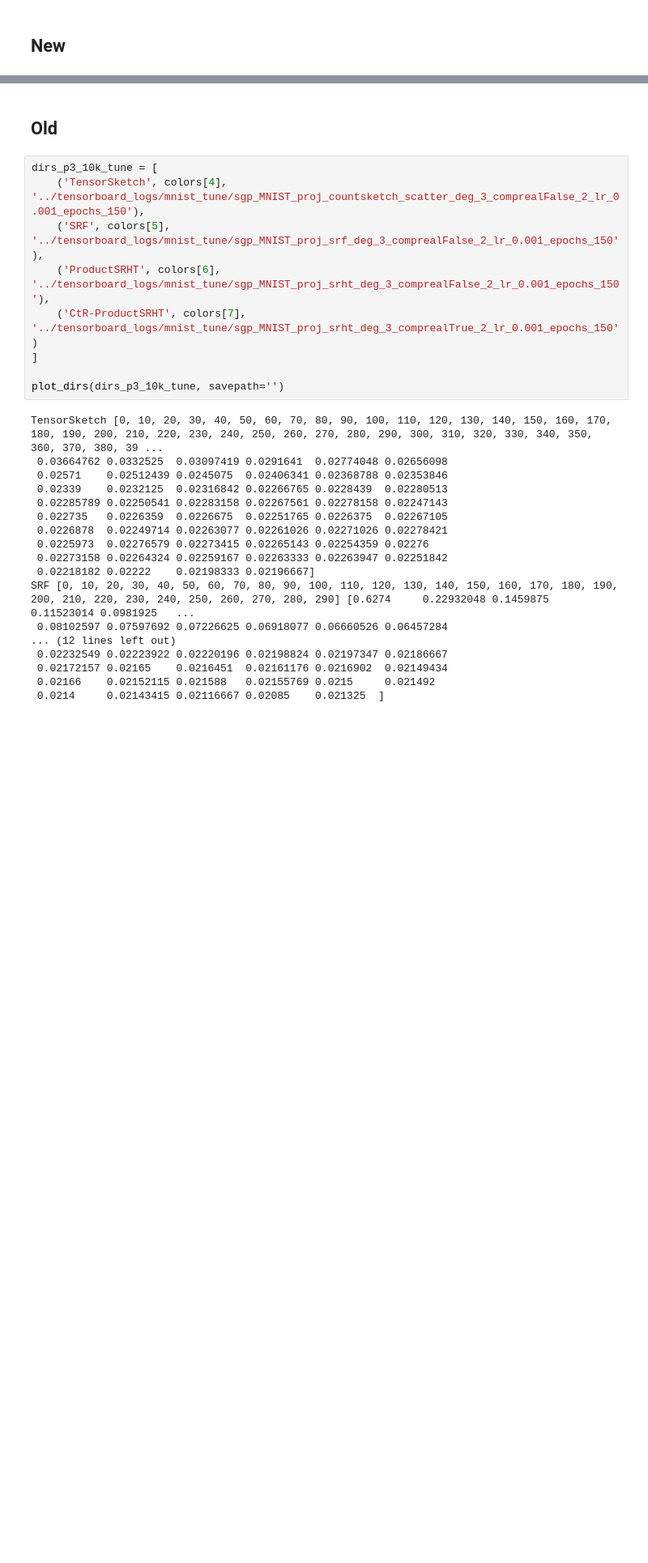
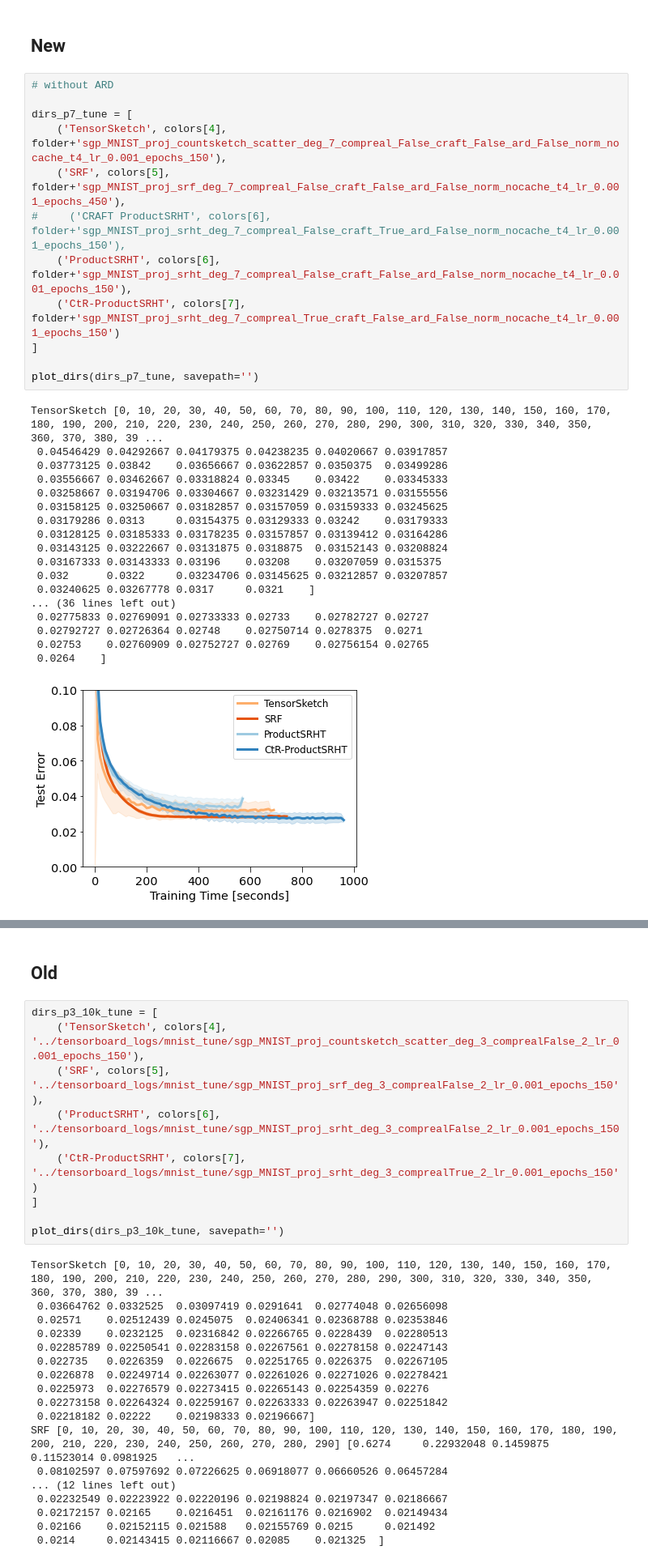
Before and after one commit to joneswack/dp-rfs, a Jupyter notebook: notebooks/read-tf-logs.ipynb, the cells around one changed output, grey strips where cells are left out. Shown at 81% size. Drawn from its saved outputs; the diff is of its cells as text; blank space fills up the shorter version.

```diff
--- a/notebooks/read-tf-logs.ipynb
+++ b/notebooks/read-tf-logs.ipynb
@@ -88,2 +219,33 @@ folder = '../tensorboard_logs/'
 # %% [markdown]
 ## New
+# %%
+# without ARD
+
+dirs_p7_tune = [
+    ('TensorSketch', colors[4], folder+'sgp_MNIST_proj_countsketch_scatter_deg_7_compreal_False_craft_False_ard_False_norm_nocache_t4_lr_0.001_epochs_150'),
+    ('SRF', colors[5], folder+'sgp_MNIST_proj_srf_deg_7_compreal_False_craft_False_ard_False_norm_nocache_t4_lr_0.001_epochs_450'),
+#     ('CRAFT ProductSRHT', colors[6], folder+'sgp_MNIST_proj_srht_deg_7_compreal_False_craft_True_ard_False_norm_nocache_t4_lr_0.001_epochs_150'),
+    ('ProductSRHT', colors[6], folder+'sgp_MNIST_proj_srht_deg_7_compreal_False_craft_False_ard_False_norm_nocache_t4_lr_0.001_epochs_150'),
+    ('CtR-ProductSRHT', colors[7], folder+'sgp_MNIST_proj_srht_deg_7_compreal_True_craft_False_ard_False_norm_nocache_t4_lr_0.001_epochs_150')
+]
+
+plot_dirs(dirs_p7_tune, savepath='')
+# %% [output]
+TensorSketch [0, 10, 20, 30, 40, 50, 60, 70, 80, 90, 100, 110, 120, 130, 140, 150, 160, 170, 180, 190, 200, 210, 220, 230, 240, 250, 260, 270, 280, 290, 300, 310, 320, 330, 340, 350, 360, 370, 380, 39 ...
+ 0.04546429 0.04292667 0.04179375 0.04238235 0.04020667 0.03917857
+ 0.03773125 0.03842    0.03656667 0.03622857 0.0350375  0.03499286
+ 0.03556667 0.03462667 0.03318824 0.03345    0.03422    0.03345333
+ 0.03258667 0.03194706 0.03304667 0.03231429 0.03213571 0.03155556
+ 0.03158125 0.03250667 0.03182857 0.03157059 0.03159333 0.03245625
+ 0.03179286 0.0313     0.03154375 0.03129333 0.03242    0.03179333
+ 0.03128125 0.03185333 0.03178235 0.03157857 0.03139412 0.03164286
+ 0.03143125 0.03222667 0.03131875 0.0318875  0.03152143 0.03208824
+ 0.03167333 0.03143333 0.03196    0.03208    0.03207059 0.0315375
+ 0.032      0.0322     0.03234706 0.03145625 0.03212857 0.03207857
+ 0.03240625 0.03267778 0.0317     0.0321    ]
+... (36 lines left out)
+ 0.02775833 0.02769091 0.02733333 0.02733    0.02782727 0.02727
+ 0.02792727 0.02726364 0.02748    0.02750714 0.0278375  0.0271
+ 0.02753    0.02760909 0.02752727 0.02769    0.02756154 0.02765
+ 0.0264    ]
+[figure, added]
```
Also changed, not shown: parts of 11 cells of this notebook, 4 other files.
